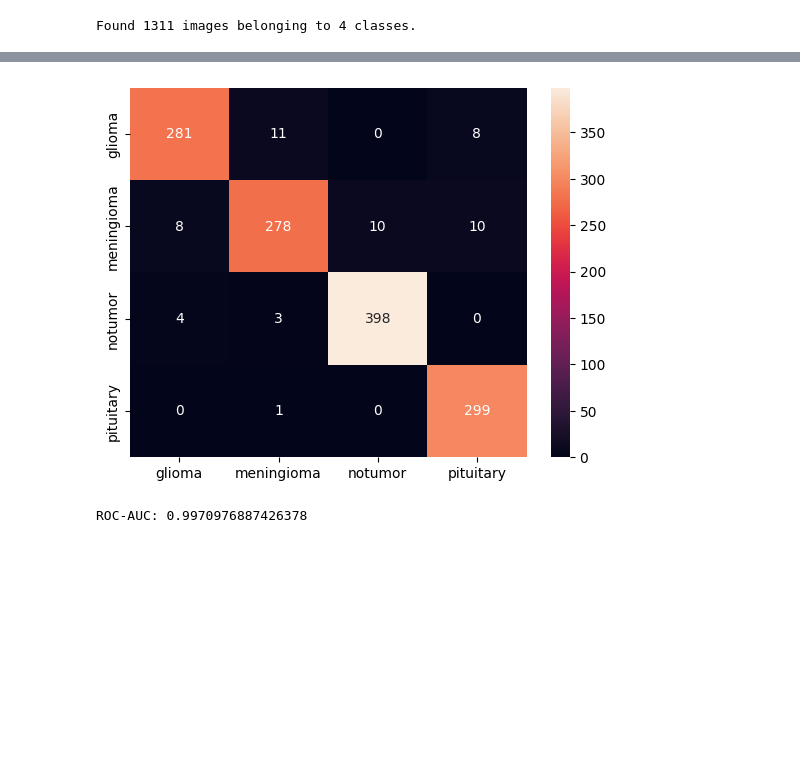
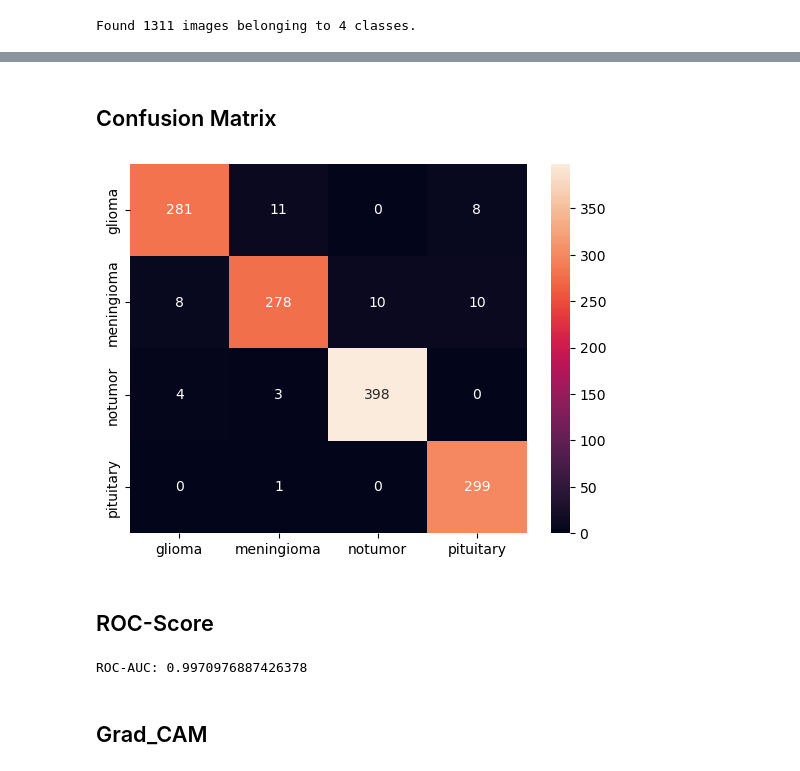
Before and after one commit to MohamedTarek1er/Brain_Cancer_Classification, a Jupyter notebook: Brain_Cancer.ipynb, the cells around one changed output, grey strips where cells are left out. Saved outputs shown, nothing was run; the diff lists cells and outputs as text; code cells hidden in the pictures; blank space fills up the shorter version.

```diff
--- a/Brain_Cancer.ipynb
+++ b/Brain_Cancer.ipynb
@@ -26,6 +77,8 @@ Path to dataset files: /kaggle/input/brain-tumor-mri-dataset
 # %%
-train_dir = os.path.join(path, "Training")
-test_dir  = os.path.join(path, "Testing")
+BASE_DIR = r"C:\Users\moham\Downloads\Amit_Course\Graduation_Project\Brain_Cancer_Classification\Brain_Data"
+
+train_dir = os.path.join(BASE_DIR, "Training")
+test_dir  = os.path.join(BASE_DIR, "Testing")
 
 print(os.listdir(train_dir))
 # %% [output]
@@ -235,0 +354,2 @@ WARNING:absl:You are saving your model as an HDF5 file via `model.save()` or `ke
+# %%
+model = tf.keras.models.load_model("best_model.h5")
@@ -254,21 +378,27 @@ print(classification_report(
     accuracy                           0.96      1311
    macro avg       0.96      0.96      0.96      1311
 weighted avg       0.96      0.96      0.96      1311
+# %% [markdown]
+## Confusion Matrix
 # %%
 cm = confusion_matrix(test_data.classes, y_pred_classes)
 
 sns.heatmap(cm, annot=True, fmt="d",
             xticklabels=test_data.class_indices.keys(),
-            yticklabels=test_data.class_indices.keys())
+            yticklabels=test_data.class_indices.keys(),)
 plt.show()
 # %% [output]
-[figure, old version]
+[figure, new version]
+# %% [markdown]
+## ROC-Score
 # %%
 y_true = tf.keras.utils.to_categorical(test_data.classes, 4)
 auc = roc_auc_score(y_true, y_pred, multi_class="ovr")
 print("ROC-AUC:", auc)
 # %% [output]
 ROC-AUC: 0.9970976887426378
+# %% [markdown]
+## Grad_CAM
 # %%
 def grad_cam(model, img_array, layer_name):
     grad_model = tf.keras.models.Model(
```
Also changed, not shown: parts of 46 cells of this notebook, 1 other file.
